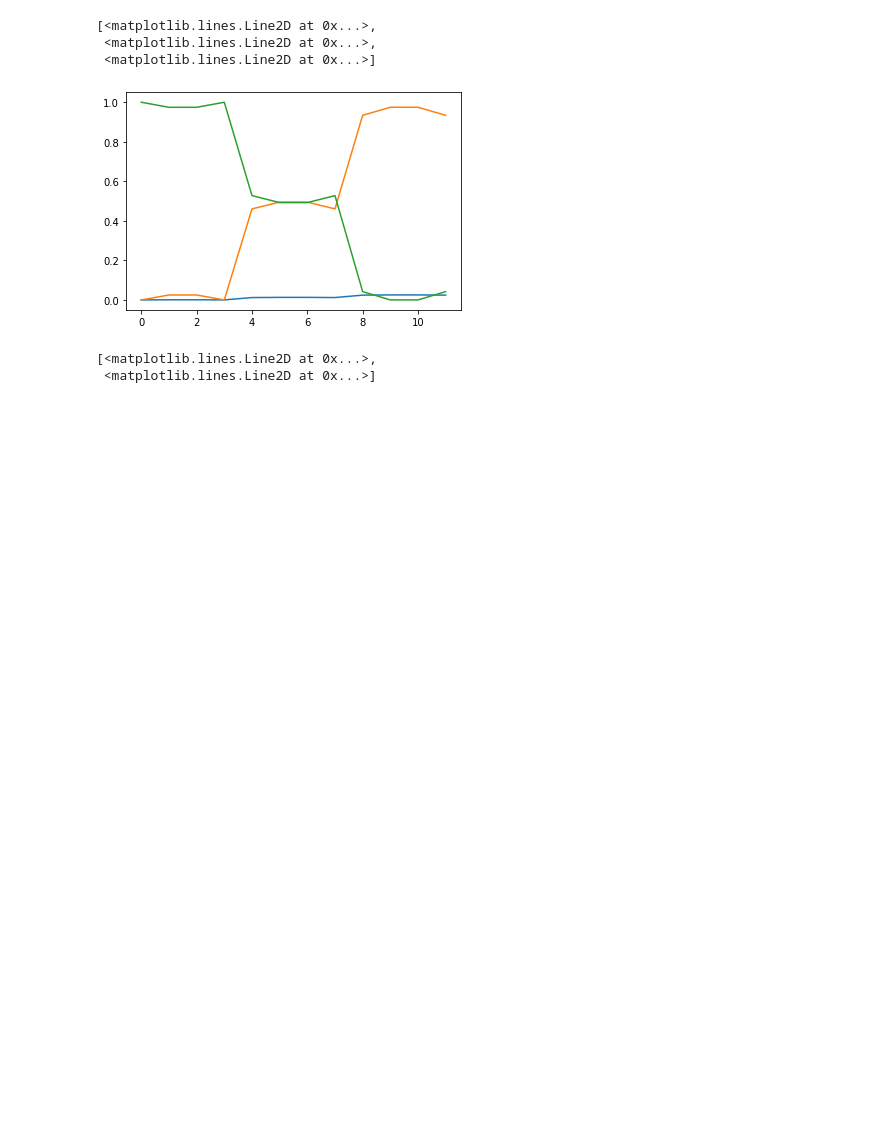
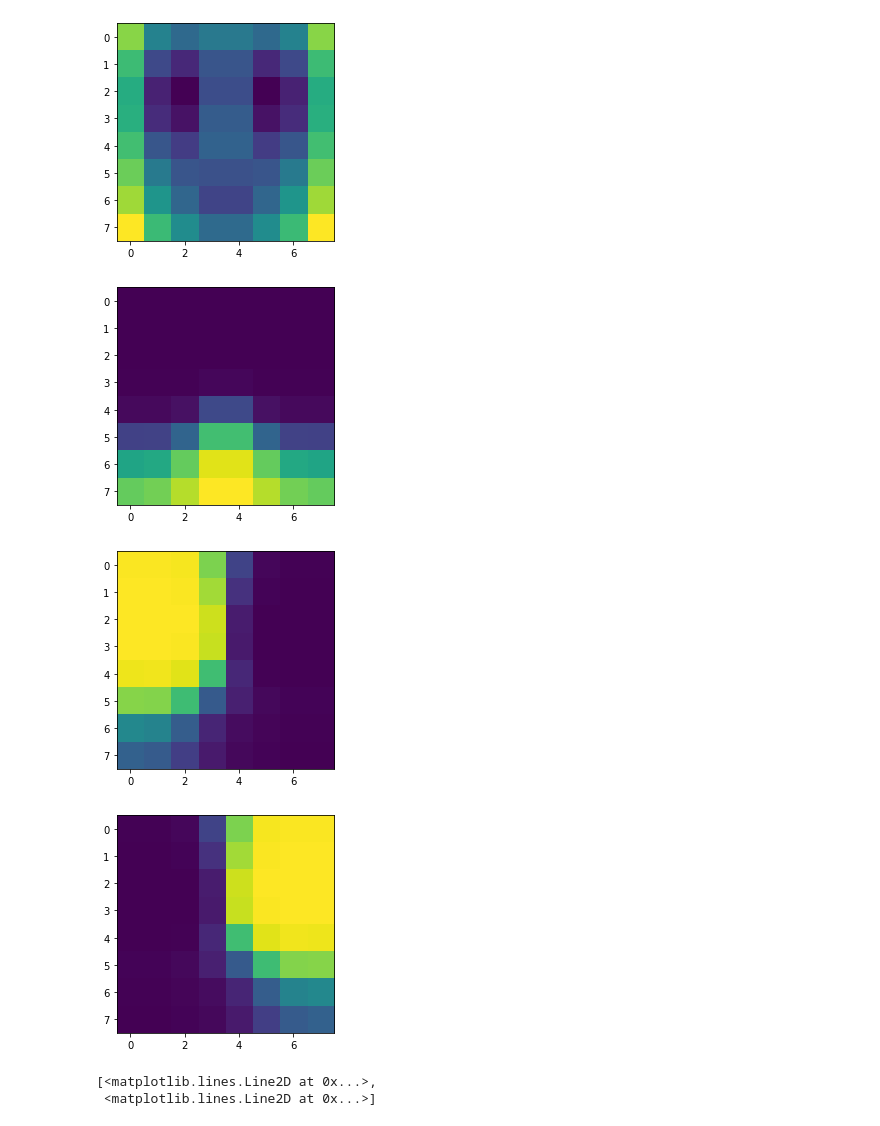
Before and after one commit to zib-cmd/cmdtools, a Jupyter notebook: examples/pcca.ipynb, the cells around one changed output. Cells and saved outputs as stored; diff of their text form; code cells hidden in the pictures; blank space fills up the shorter version.

Commit message:
examples/pcca: fix triplewell parametrisation

```diff
--- a/examples/pcca.ipynb
+++ b/examples/pcca.ipynb
@@ -9,12 +8,19 @@ import matplotlib.pyplot as plt
-# %%
-Q=dif.TripleWell().Q
-p = cmd.analysis.pcca.PCCA(Q,3)
-plt.plot(p.chi)
-# %% [output]
-[<matplotlib.lines.Line2D at 0x...>,
- <matplotlib.lines.Line2D at 0x...>,
- <matplotlib.lines.Line2D at 0x...>]
-[figure, removed]
+# %%
+m=dif.TripleWell(nx=8, ny=8, beta=10)
+plt.imshow(m.u)
+Q=m.Q
+p = cmd.analysis.pcca.PCCA(Q,3)
+def plotchi(chi):
+    plt.figure()
+    plt.imshow(np.reshape(chi, np.shape(m.u)))
+plotchi(p.chi[:,0])
+plotchi(p.chi[:,1])
+plotchi(p.chi[:,2])
+# %% [output]
+[figure, added]
+[figure, added]
+[figure, added]
+[figure, added]
 # %%
 Q=dif.DoubleWell(nx=10,ny=1).Q
 p = cmd.analysis.pcca.PCCA(Q,2)
```
Also changed, not shown: parts of 4 cells of this notebook.
